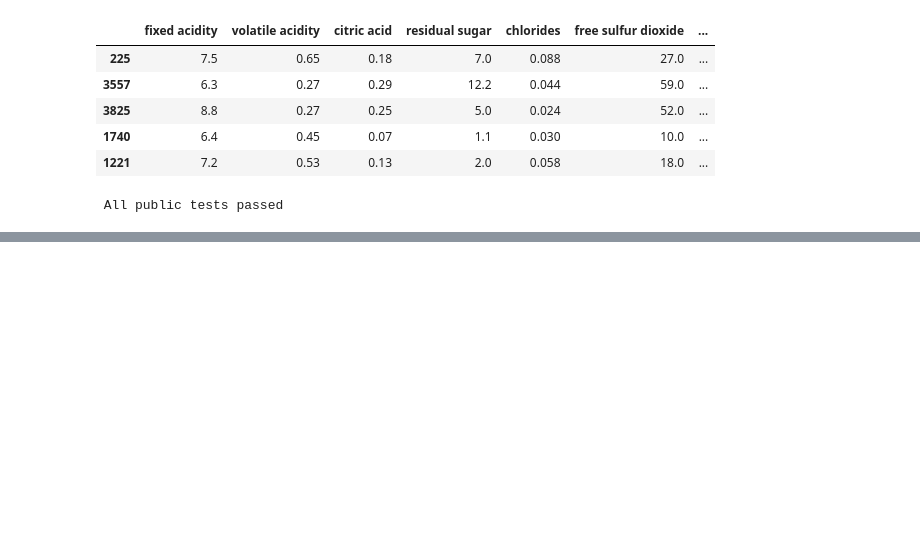
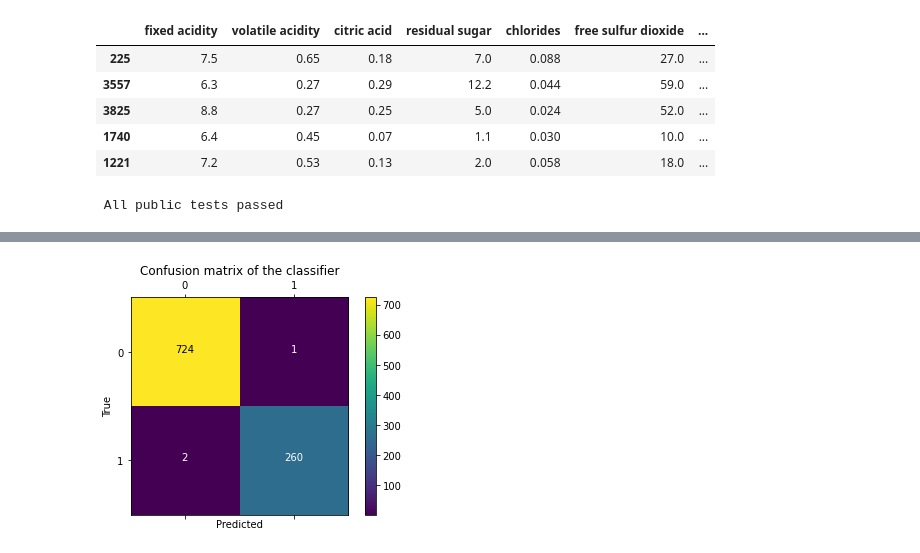
Before and after one commit to brilliant-ember/Machine_learning_notes, a Jupyter notebook: advanced_TF_specialization/course_1_labs/functionalAPI.ipynb, the cells around one changed output, grey strips where cells are left out. Drawn from its saved outputs; the diff is of its cells as text; code cells hidden in the pictures; blank space fills up the shorter version.

```diff
--- a/advanced_TF_specialization/course_1_labs/functionalAPI.ipynb
+++ b/advanced_TF_specialization/course_1_labs/functionalAPI.ipynb
@@ -276,0 +389,4 @@ tf.version
+# %%
+plot_confusion_matrix(test_Y[1], np.round(type_pred), title='Type', labels = [0, 1])
+# %% [output]
+[figure, added]
```
Also changed, not shown: parts of 15 cells of this notebook, 7 other files.
